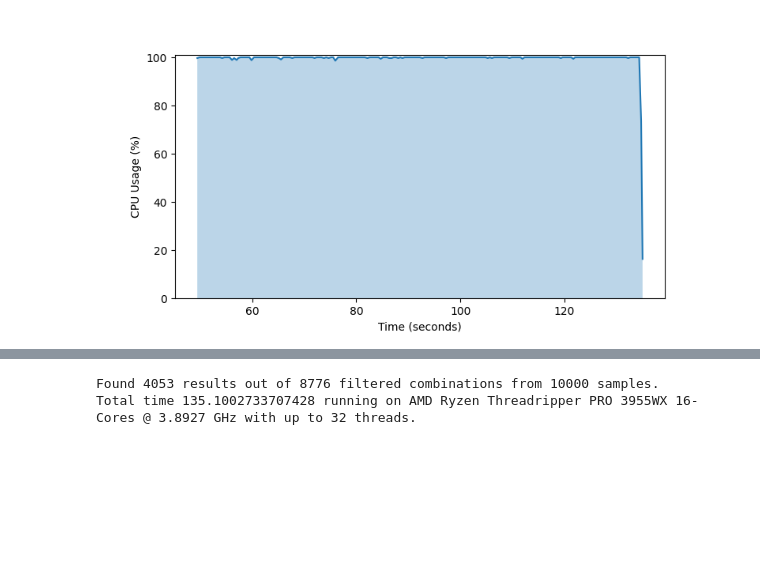
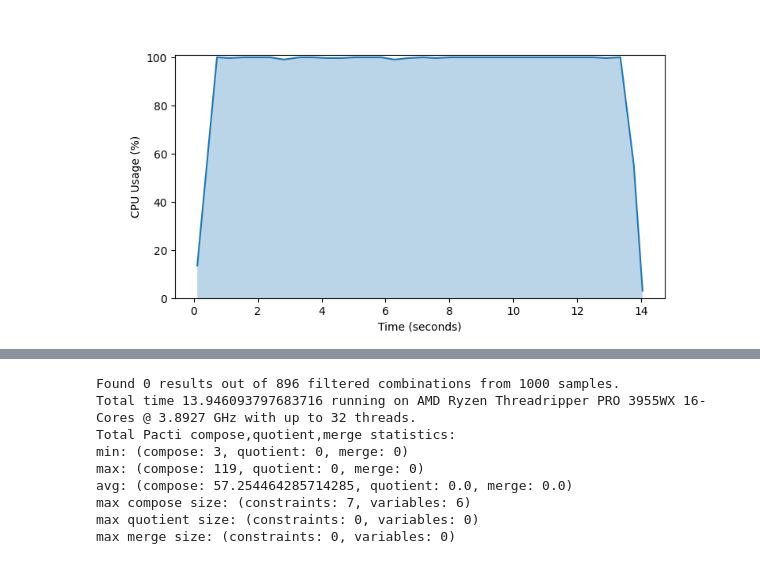
Before and after one commit to pacti-org/cs-digital-signal-processing, a Jupyter notebook: dsl_wl_scalability.ipynb, the cells around one changed output, grey strips where cells are left out. Saved outputs shown, nothing was run; the diff lists cells and outputs as text; code cells hidden in the pictures; blank space fills up the shorter version.

Commit message:
improved statistics with max contract sizes

```diff
--- a/dsl_wl_scalability.ipynb
+++ b/dsl_wl_scalability.ipynb
@@ -476,7 +476,7 @@ def create_example1(n123: int, p123: int, n4: int, p4: int, n5: int, p5: int) ->
     return contracts, ports
 # %%
 
-def example_composition_with_input_bounds(n123: int, p123: int, n4: int, p4: int, n5: int, p5: int) -> PolyhedralContract | None:
+def example_composition_with_input_bounds(n123: int, p123: int, n4: int, p4: int, n5: int, p5: int) -> Tuple[PolyhedralContractCounts, PolyhedralContract | None]:
     """Example of composition with correct input bounds"""
     contracts, ports = create_example1(n123, p123, n4, p4, n5, p5)
     p1 = ports[0]
@@ -485,7 +485,8 @@ def example_composition_with_input_bounds(n123: int, p123: int, n4: int, p4: int
     p1.value = "10000"
     p2.value = "01111"
     p4.value = "0000001"
-    return composition_with_inputs(contracts, ports)
+    c = composition_with_inputs(contracts, ports)
+    return PolyhedralContractCounts().update_counts(), c
 # %%
 from cpuinfo import get_cpu_info
 cpu_info = get_cpu_info()
@@ -518,37 +519,46 @@ def check_parameters(n123: int, p123: int, n4: int, p4: int, n5: int, p5: int) -
         return False
     return True
 
 import numpy as np
 from scipy.stats import qmc
 sampler: qmc.LatinHypercube = qmc.LatinHypercube(d=len(l_bounds))
 
-nb_samples = 10000
+nb_samples = 1000
 
 unscaled_sample: np.ndarray = sampler.random(n=nb_samples)
 scaled_sample: np.ndarray = qmc.scale(sample=unscaled_sample, l_bounds=l_bounds, u_bounds=u_bounds)
 filtered_sample: np.ndarray = [sample for sample in scaled_sample if check_parameters(*sample)]
 
-def calculate_composition_with_input_bounds(params: Tuple[int]) -> PolyhedralContract | None:
+def calculate_composition_with_input_bounds(params: Tuple[int]) -> Tuple[PolyhedralContractCounts, PolyhedralContract | None]:
     return example_composition_with_input_bounds(*params)
 
 import time
 from typing import List, Tuple
 from p_tqdm import p_umap
 from cpu_usage_plot import cpu_usage_plot
 
 with cpu_usage_plot():
     ta = time.time()
     results = p_umap(calculate_composition_with_input_bounds, filtered_sample)
     tb = time.time()
 
-filtered_results = [result for result in results if result is not None]
+stats = polyhedral_count_stats([result[0] for result in results])
+filtered_results = [results[1] for result in results if not results[1]]
 
 print(
     f"Found {len(filtered_results)} results out of {len(filtered_sample)} filtered combinations from {len(scaled_sample)} samples.\n"
     f"Total time {tb-ta} running on {cpu_info_message}\n"
+    f"Total {stats.stats()}"
 )
 # %% [output]
-[figure, old version]
+[figure, new version]
 [interactive output not drawn]
-Found 4053 results out of 8776 filtered combinations from 10000 samples.
-Total time 135.1002733707428 running on AMD Ryzen Threadripper PRO 3955WX 16-Cores @ 3.8927 GHz with up to 32 threads.
+Found 0 results out of 896 filtered combinations from 1000 samples.
+Total time 13.946093797683716 running on AMD Ryzen Threadripper PRO 3955WX 16-Cores @ 3.8927 GHz with up to 32 threads.
+Total Pacti compose,quotient,merge statistics:
+min: (compose: 3, quotient: 0, merge: 0)
+max: (compose: 119, quotient: 0, merge: 0)
+avg: (compose: 57.254464285714285, quotient: 0.0, merge: 0.0)
+max compose size: (constraints: 7, variables: 6)
+max quotient size: (constraints: 0, variables: 0)
+max merge size: (constraints: 0, variables: 0)
```
Also changed, not shown: parts of 1 cell of this notebook, 1 other file.
